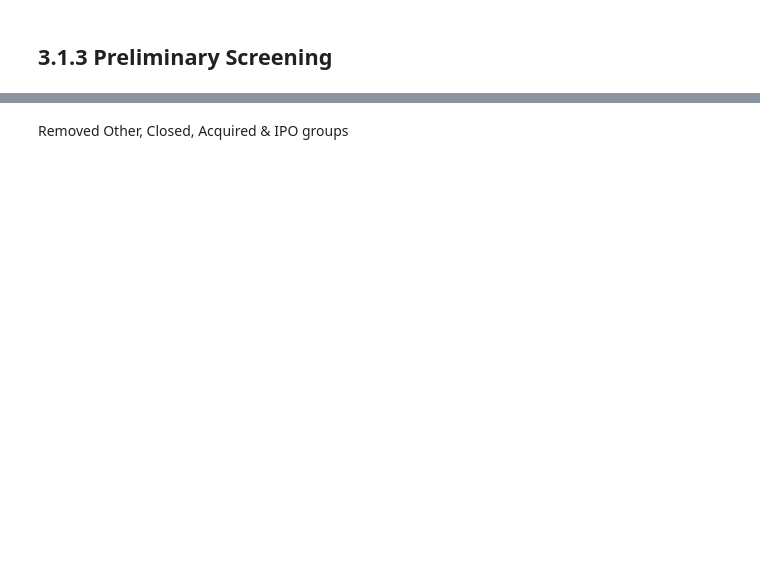
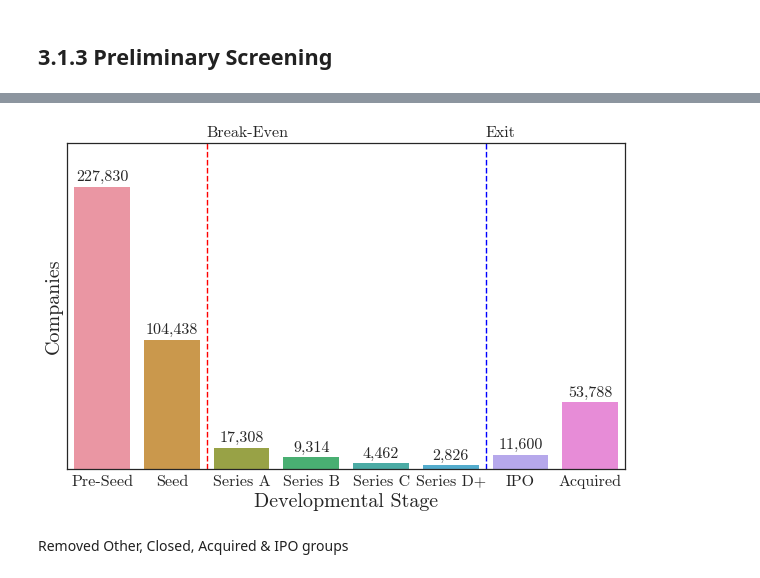
Before and after one commit to markshelton/autovc, a Jupyter notebook: dev/package/analysis/notebooks/Exploratory Statistics.ipynb, the cells around one changed output, grey strips where cells are left out. Cells and saved outputs as stored; diff of their text form; code cells hidden in the pictures; blank space fills up the shorter version.

Commit message:
creating figures

```diff
--- a/dev/package/analysis/notebooks/Exploratory Statistics.ipynb
+++ b/dev/package/analysis/notebooks/Exploratory Statistics.ipynb
@@ -25,9 +24,0 @@ import analysis.getStages as gs
-# %%
-#setup
-%matplotlib inline
-rcParams['figure.figsize'] = 20,6
-sns.set_style("whitegrid")
-
-def set_style():
-    plt.style.use(['seaborn-white', 'seaborn-paper'])
-    matplotlib.rc("font", family="Times New Roman")
@@ -34,3 +48,20 @@ def set_style():
+# %%
+def auto_label(ax):
+    ymax_old = ax.get_ylim()[1]
+    ax.set_ylim(ymax= ax.get_ylim()[1] * 1.1)
+    for p in ax.patches:
+        height = p.get_height()
+        ax.text(
+            x=p.get_x()+p.get_width()/2.,
+            y=np.nanmax([height,0]) + ymax_old * 0.02,
+            s='{:,.0f}'.format(np.nanmax([height,0])),
+            ha="center")
+    ax.yaxis.set_ticks([])
+# %%
+def add_vertical_line(ax, value, label, color, linestyle="dashed"):
+    ax.axvline(value, linestyle=linestyle, color=color)
+    x_bounds = ax.get_xlim()
+    ax.annotate(s=label, xy =(((value-x_bounds[0])/(x_bounds[1]-x_bounds[0])),1.01), xycoords='axes fraction', verticalalignment='right', horizontalalignment='right bottom')
 # %%
 #constants
 input_path = path+"analysis/input/master.db"
@@ -121,3 +180,15 @@ print(df["keys_company_stage"].value_counts().sum())
+# %%
+order_1 = ["Pre-Seed", "Seed", "Series A", "Series B", "Series C", "Series D+", "IPO", "Acquired"]
+f = plt.figure()
+ax = sns.countplot(x= df["keys_company_stage"], order = order_1, linewidth=None)
+auto_label(ax)
+add_vertical_line(ax, 1.5, "Break-Even", color="r")
+add_vertical_line(ax, 5.5, "Exit", color="b")
+ax.set_xlabel("Developmental Stage")
+ax.set_ylabel("Companies")
+f.savefig(save_path+"lifecycle.pdf", bbox_inches="tight")
+# %% [output]
+[figure, added]
 # %% [markdown]
 Removed Other, Closed, Acquired & IPO groups
 # %%
```
Also changed, not shown: parts of 17 cells of this notebook, 29 other files.
